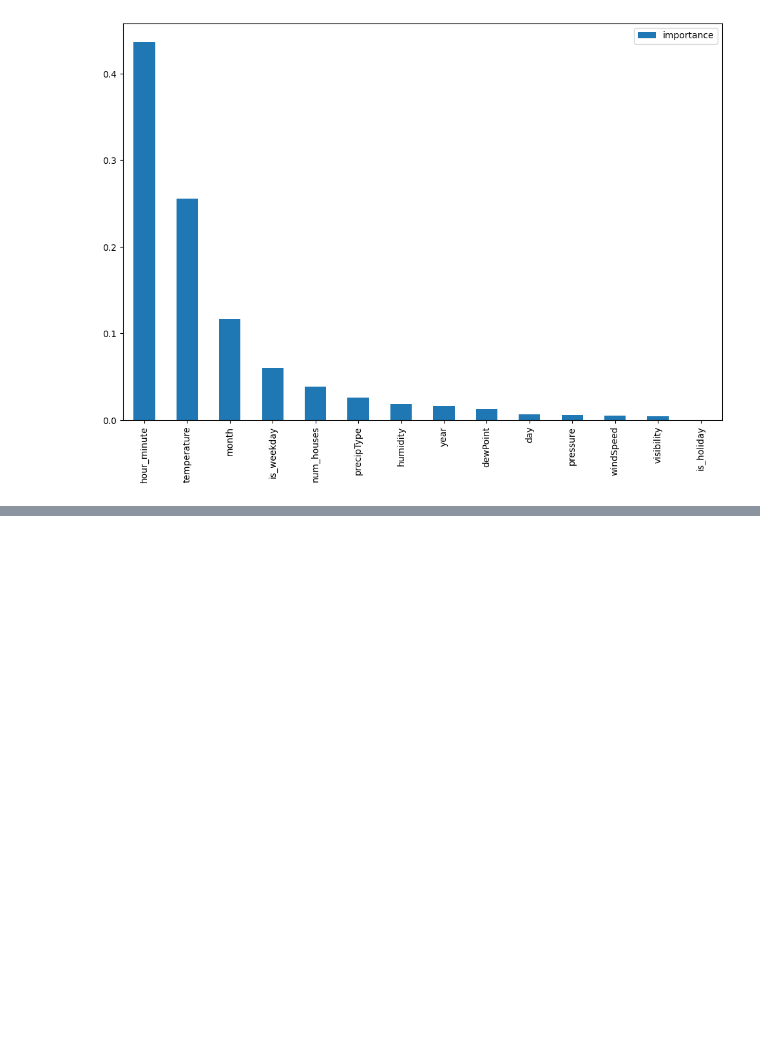
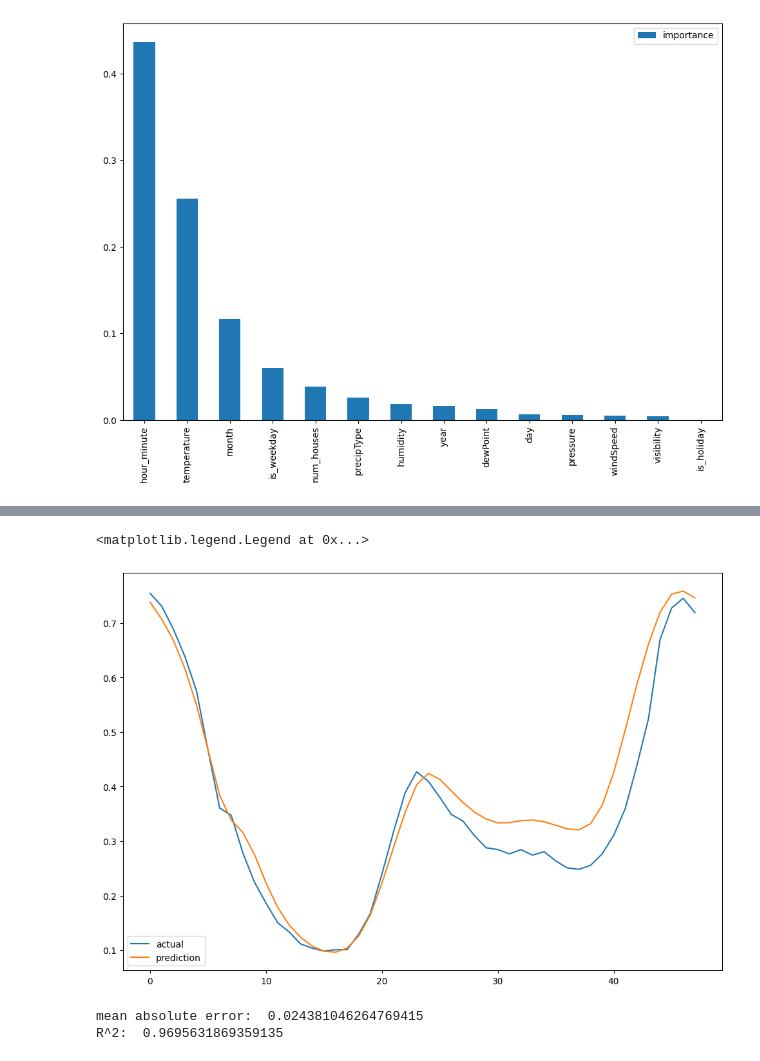
Before and after one commit to timdodge54/Power_Forecasting_With_DNN, a Jupyter notebook: src/XGboost_test.ipynb, the cells around one changed output, grey strips where cells are left out. Cells and saved outputs as stored; diff of their text form; code cells hidden in the pictures; blank space fills up the shorter version.

```diff
--- a/src/XGboost_test.ipynb
+++ b/src/XGboost_test.ipynb
@@ -97,0 +198,18 @@ R^2:
+# %%
+plt.figure(figsize=(12, 8))
+x = np.arange(len(y_validate[0]))
+plt.plot(x,  y_validate[40], label='actual')
+plt.plot(x, predictions[40], label='prediction')
+plt.legend()
+# %% [output]
+<matplotlib.legend.Legend at 0x...>
+[figure, added]
+# %%
+from sklearn.metrics import mean_absolute_error, explained_variance_score
+accuracy = mean_absolute_error(y_validate, predictions)
+explained_variance = explained_variance_score(y_validate, predictions)
+print("mean absolute error: ", accuracy)
+print("R^2: ", explained_variance)
+# %% [output]
+mean absolute error:  0.024381046264769415
+R^2:  0.9695631869359135
```
Also changed, not shown: parts of 6 cells of this notebook, 1 other file.
